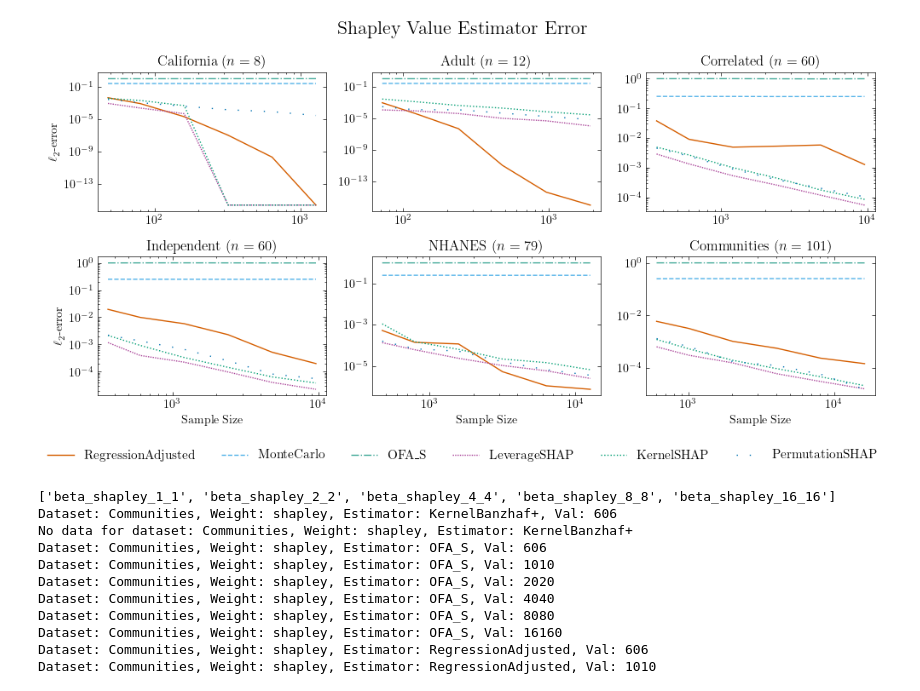
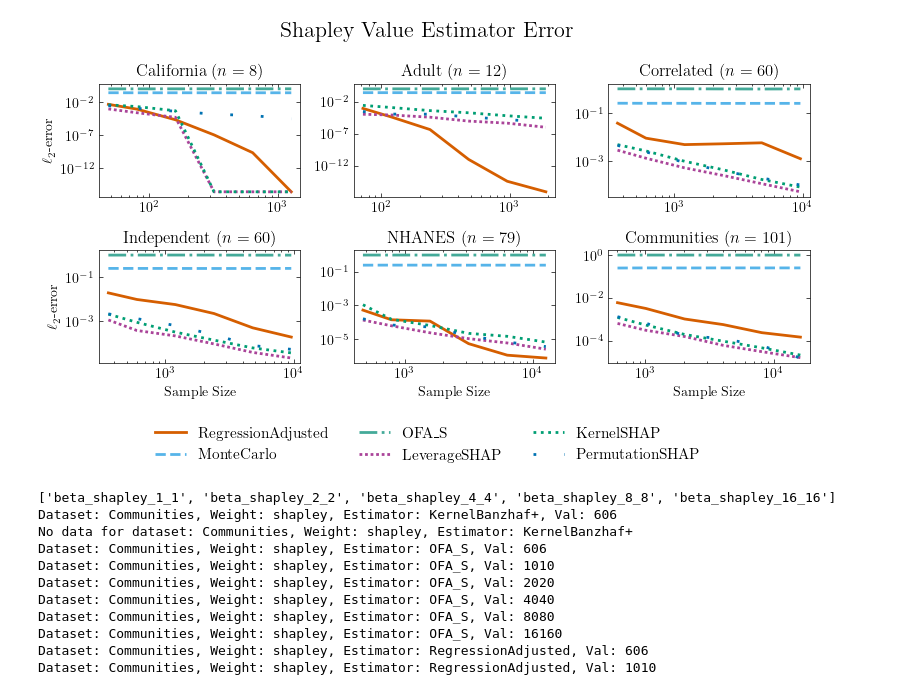
Before and after one commit to rtealwitter/regressionMSR, a Jupyter notebook: plot_big.ipynb, the cells around one changed output. Cells and saved outputs as stored; diff of their text form; code cells hidden in the pictures.

Commit message:
pretty plots

```diff
--- a/plot_big.ipynb
+++ b/plot_big.ipynb
@@ -166,8 +166,8 @@ results = load_filtered_error(filter)
 
 filenames = [
     'images/prob_regadj.pdf',
-    'images/prob_leverageshap+.pdf',
-    'images/prob_kernelbanzhaf+.pdf',
+    #'images/prob_leverageshap+.pdf',
+    #'images/prob_kernelbanzhaf+.pdf',
 ]
 use_estimators = [
     'RegressionAdjusted',
@@ -218,7 +218,7 @@ for filename in filenames:
                 line, = axs[i, j].plot(prettier_weight_list, errors,
                                     label=estimator,
                                     linestyle=linestyles[estimator_idx],
-                                    color=cb_colors[estimator_idx])
+                                    color=cb_colors[estimator_idx], linewidth=2)
 
                 # Add the line handle to the global collection
                 if estimator not in all_handles:
@@ -259,7 +251,7 @@ filter = {'sample_size': extra_variable_vals, 'noise': [0]}
 results = load_filtered_error(filter, extra_variable=extra_variable)
 
 datasets = results.keys()  # Assuming results contain dataset keys
-fig, axs = plt.subplots(2, len(datasets)//2, figsize=(10, 5))
+fig, axs = plt.subplots(2, len(datasets)//2, figsize=(8, 4))
 all_handles = {}
 
 use_estimators = [
@@ -286,36 +278,36 @@ for j, dataset in enumerate(datasets):
         if estimator not in results[dataset]['shapley']:
             continue
 
         errors = []
         for val in extra_variable_vals:
             adjusted_val = int(dataset_lookup[dataset] * val)
             errors.append(np.mean(results[dataset]['shapley'][estimator][adjusted_val]))
 
         line, = ax.plot(extra_variable_vals * dataset_lookup[dataset], errors,
                             label=estimator,
                             linestyle=linestyles[estimator_idx],
-                            color=cb_colors[estimator_idx])
+                            color=cb_colors[estimator_idx], linewidth=2)
 
         if estimator not in all_handles:
             all_handles[estimator] = line
 
     if col == 0:
         ax.set_ylabel(r'$\ell_2$-error')
     if row == 1:
         ax.set_xlabel('Sample Size')
     ax.set_yscale('log')
     ax.set_xscale('log')
     ax.set_title(f'{dataset} ($n={dataset_lookup[dataset]}$)')
 
 # Overall figure title and legend
 fig.suptitle('Shapley Value Estimator Error', fontsize=16)
 fig.legend(all_handles.values(), all_handles.keys(), loc='upper center',
-           ncol=len(all_handles), bbox_to_anchor=(0.5, 0), fontsize=11)
+           ncol=len(all_handles)//2, bbox_to_anchor=(0.5, 0), fontsize=11)
 plt.tight_layout()
 plt.savefig('images/prob_shapley_sample_size.pdf', bbox_inches='tight', dpi=300)
 plt.show()
 # %% [output]
-[figure, old version]
+[figure, new version]
 # %%
 # Make a giant plot
 # The columns are the datasets
```
Also changed, not shown: parts of 1 cell of this notebook, 6 other files.
